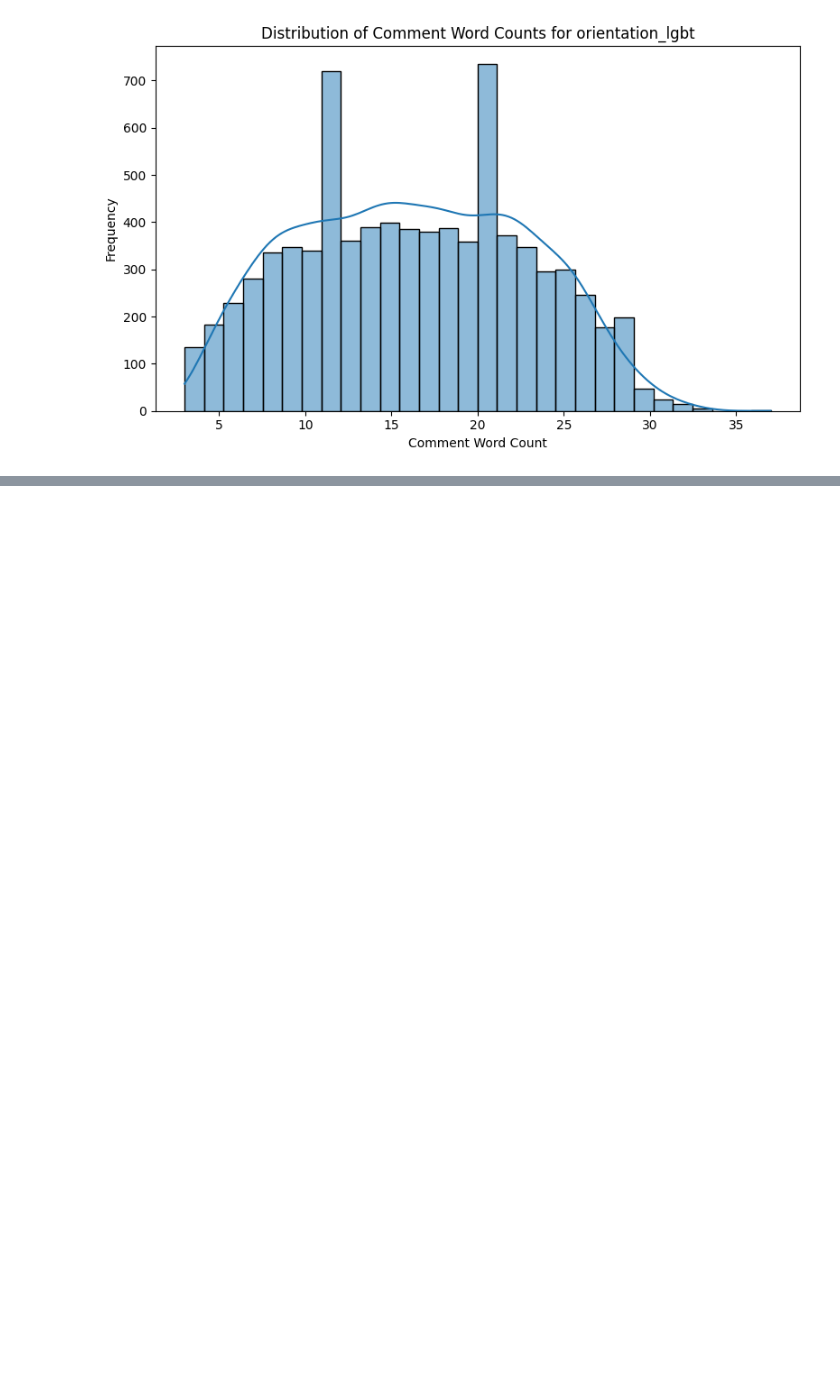
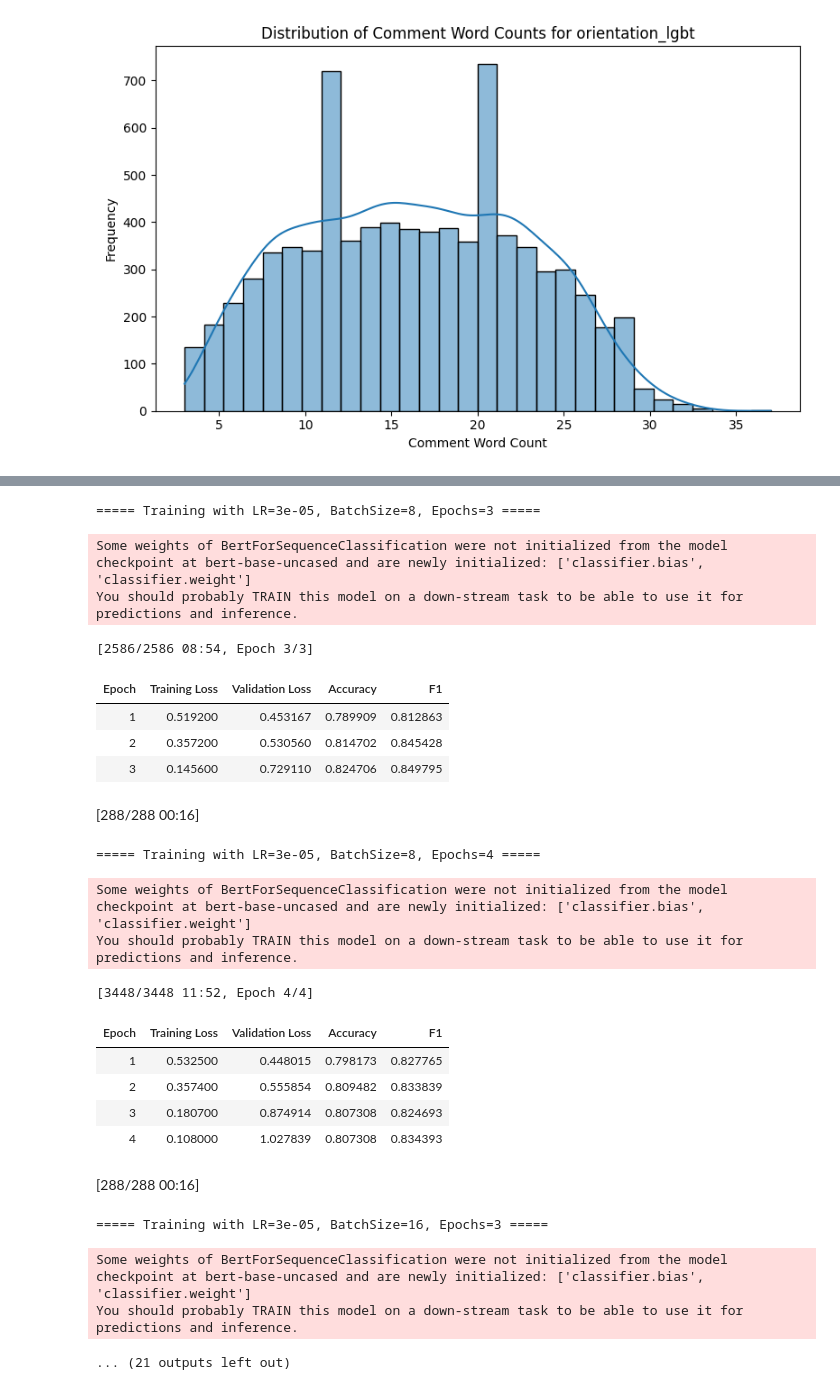
Before and after one commit to meta1C-btt/language-bias, a Jupyter notebook: mainAnalysis.ipynb, the cells around one changed output, grey strips where cells are left out. Cells and saved outputs as stored; diff of their text form; code cells hidden in the pictures; blank space fills up the shorter version.

```diff
--- a/mainAnalysis.ipynb
+++ b/mainAnalysis.ipynb
@@ -235,0 +706,78 @@ Eval:  2299 (20.0%)
+# %%
+results = []
+
+# --- Grid for LR = 3e-5 ---
+learning_rate = 3e-5
+batch_sizes = [8, 16, 32]
+epochs = [3, 4]
+
+grid = list(itertools.product(batch_sizes, epochs))
+
+for bs, ep in grid:
+    print(f"\n===== Training with LR={learning_rate}, BatchSize={bs}, Epochs={ep} =====")
+
+    model = BertForSequenceClassification.from_pretrained("bert-base-uncased", num_labels=2)
+
+    training_args = TrainingArguments(
+        output_dir=f"./results/lr{learning_rate}_bs{bs}_ep{ep}",
+        eval_strategy="epoch",
+        save_strategy="no",
+        learning_rate=learning_rate,
+        per_device_train_batch_size=bs,
+        per_device_eval_batch_size=bs,
+        num_train_epochs=ep,
+        weight_decay=0.01,
+        warmup_ratio=0.1,
+        logging_dir="./logs",
+        logging_steps=100,
+        report_to="none",
+        load_best_model_at_end=False,
+        metric_for_best_model="f1",
+    )
+
+    trainer = Trainer(
+        model=model,
+        args=training_args,
+        train_dataset=train_ds,
+        eval_dataset=eval_ds,
+        tokenizer=tokenizer,
+        compute_metrics=compute_metrics,
+    )
+
+    trainer.train()
+
+    metrics = trainer.evaluate(eval_ds)
+    results.append({
+        "learning_rate": learning_rate,
+        "batch_size": bs,
+        "epochs": ep,
+        "accuracy": metrics["eval_accuracy"],
+        "f1": metrics["eval_f1"],
+    })
+
+df_results = pd.DataFrame(results)
+print(df_results)
+# %% [output]
+===== Training with LR=3e-05, BatchSize=8, Epochs=3 =====
+Some weights of BertForSequenceClassification were not initialized from the model checkpoint at bert-base-uncased and are newly initialized: ['classifier.bias', 'classifier.weight']
+You should probably TRAIN this model on a down-stream task to be able to use it for predictions and inference.
+[2586/2586 08:54, Epoch 3/3]
+| Epoch | Training Loss | Validation Loss | Accuracy | F1 |
+| 1 | 0.519200 | 0.453167 | 0.789909 | 0.812863 |
+| 2 | 0.357200 | 0.530560 | 0.814702 | 0.845428 |
+| 3 | 0.145600 | 0.729110 | 0.824706 | 0.849795 |
+[288/288 00:16]
+===== Training with LR=3e-05, BatchSize=8, Epochs=4 =====
+Some weights of BertForSequenceClassification were not initialized from the model checkpoint at bert-base-uncased and are newly initialized: ['classifier.bias', 'classifier.weight']
+You should probably TRAIN this model on a down-stream task to be able to use it for predictions and inference.
+[3448/3448 11:52, Epoch 4/4]
+| Epoch | Training Loss | Validation Loss | Accuracy | F1 |
+| 1 | 0.532500 | 0.448015 | 0.798173 | 0.827765 |
+| 2 | 0.357400 | 0.555854 | 0.809482 | 0.833839 |
+| 3 | 0.180700 | 0.874914 | 0.807308 | 0.824693 |
+| 4 | 0.108000 | 1.027839 | 0.807308 | 0.834393 |
+[288/288 00:16]
+===== Training with LR=3e-05, BatchSize=16, Epochs=3 =====
+Some weights of BertForSequenceClassification were not initialized from the model checkpoint at bert-base-uncased and are newly initialized: ['classifier.bias', 'classifier.weight']
+You should probably TRAIN this model on a down-stream task to be able to use it for predictions and inference.
+... (21 outputs left out)
```
Also changed, not shown: parts of 25 cells of this notebook.
